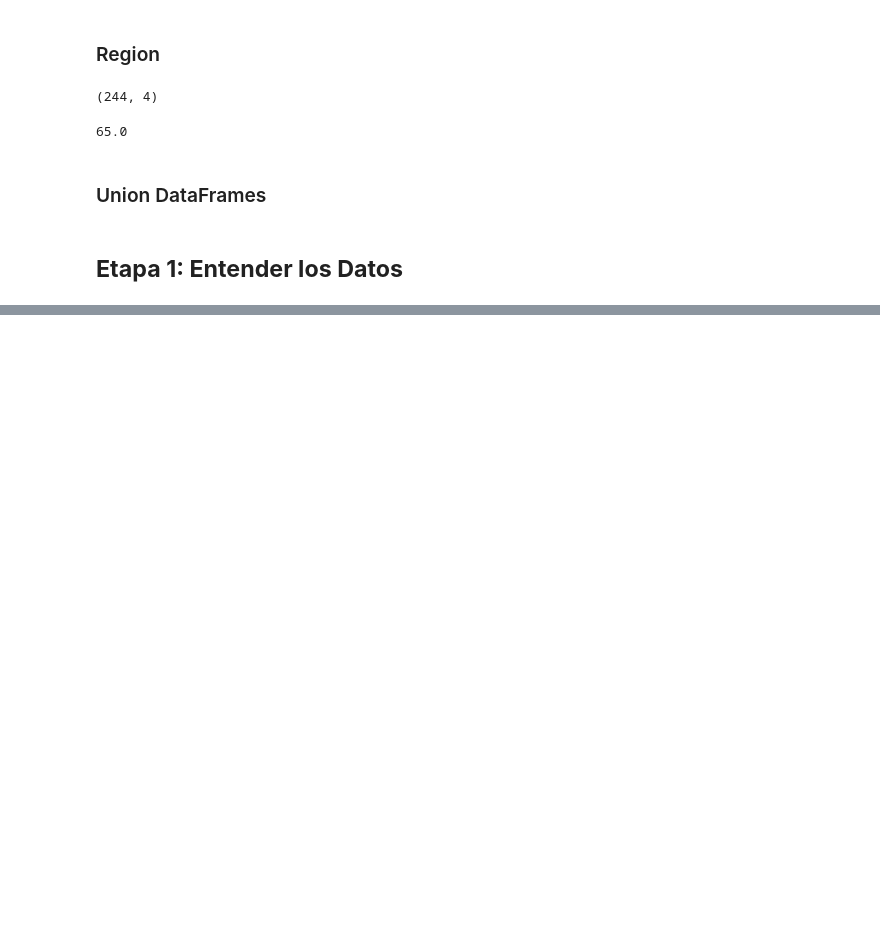
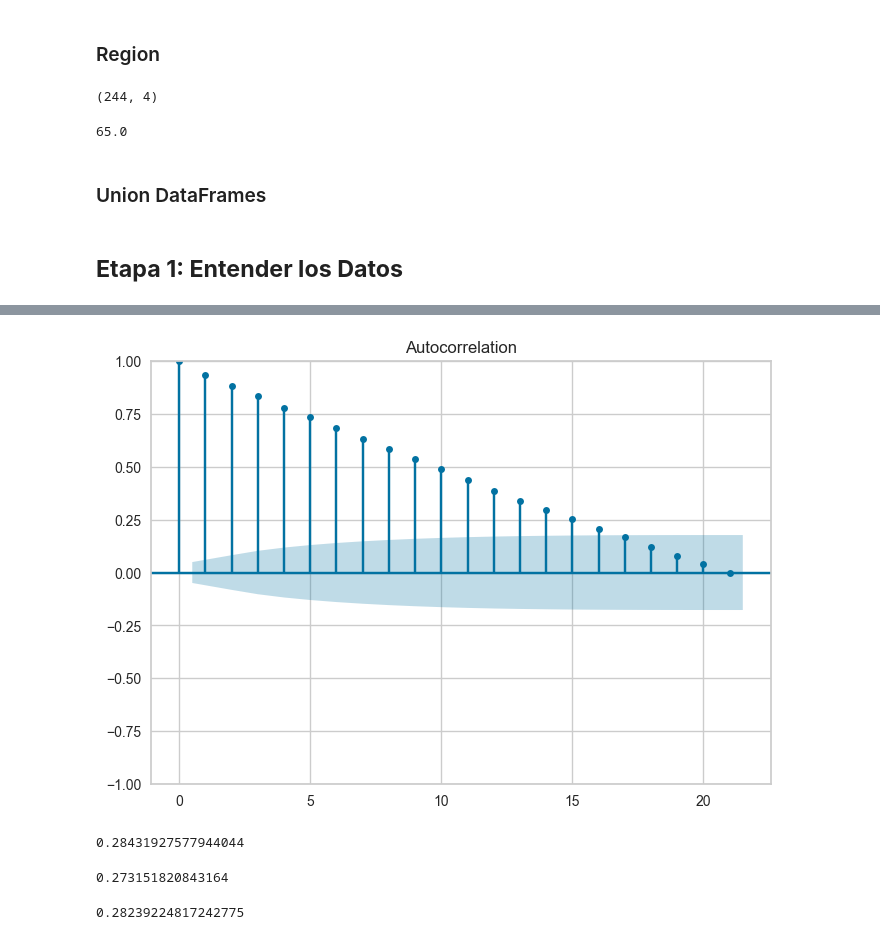
Before and after one commit to SantiagoGS97/Proyecto, a Jupyter notebook: Proyecto.ipynb, the cells around one changed output, grey strips where cells are left out. Drawn from its saved outputs; the diff is of its cells as text; code cells hidden in the pictures; blank space fills up the shorter version.

```diff
--- a/Proyecto.ipynb
+++ b/Proyecto.ipynb
@@ -144,0 +217,2 @@ plt.show()
+# %%
+X = np.array(Data_final.ECI)
@@ -144,0 +229,20 @@ plt.show()
+# %%
+fig = tsaplots.plot_acf(X,lags=21)
+plt.show ()
+# %% [output]
+[figure, added]
+# %%
+model_1 = ols('total_gdp_million ~ Poblacion + ECI + Ecuador', data=Data_final).fit()
+durbin_watson(model_1.resid)
+# %% [output]
+0.28431927577944044
+# %%
+model_2 = ols('total_gdp_million ~ Poblacion + Ecuador ', data=Data_final).fit()
+durbin_watson(model_2.resid)
+# %% [output]
+0.273151820843164
+# %%
+model_3 = ols('total_gdp_million ~ ECI + Poblacion ', data=Data_final).fit()
+durbin_watson(model_3.resid)
+# %% [output]
+0.28239224817242775
```
Also changed, not shown: parts of 69 cells of this notebook, 4 other files.
